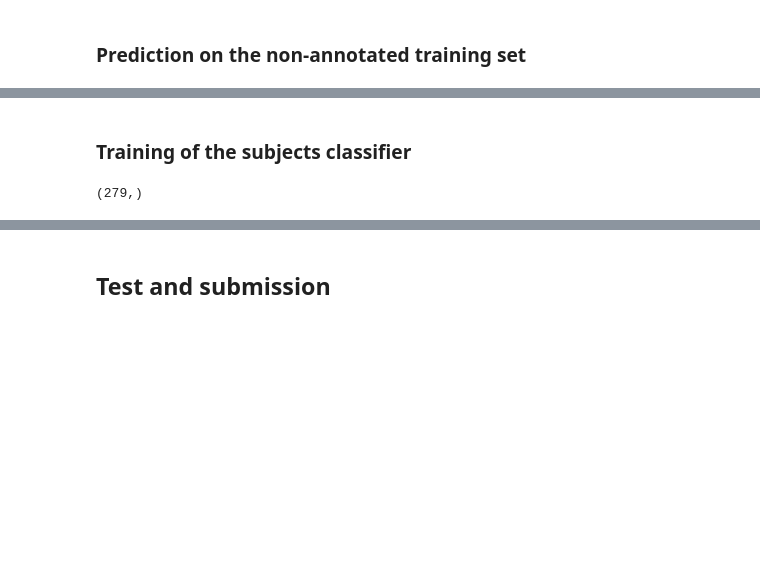
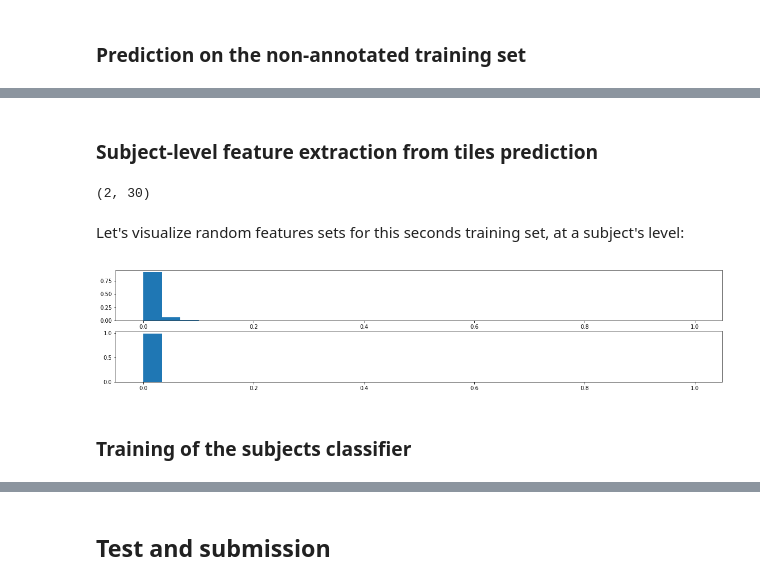
Before and after one commit to jguillon/owkin-challenge-data, a Jupyter notebook: notebooks/transfer_learning.ipynb, the cells around one changed output, grey strips where cells are left out. Cells and saved outputs as stored; diff of their text form; code cells hidden in the pictures; blank space fills up the shorter version.

```diff
--- a/notebooks/transfer_learning.ipynb
+++ b/notebooks/transfer_learning.ipynb
@@ -230,7 +236,8 @@ model.load_weights(BEST_MODEL_FILENAME)
 # %%
 from keras.applications.resnet50 import preprocess_input
+from owkin.io import load_training_images
 
-train_image_iterator, train_filenames_df, train_output = utils.load_training_images(
+train_image_iterator, train_filenames_df, train_output = load_training_images(
     data_dir=Path('data'),
     target_size=(HEIGHT,WIDTH),
     batch_size=BATCH_SIZE,
@@ -264,5 +255,5 @@ train_output.shape
 ### Prediction on the non-annotated training set
 # %%
 train_image_iterator.reset() # to be sure we're in line with the filenames in the DataFrame
-y_train_pred = model.predict_generator(train_image_iterator, steps=375, verbose=1) # len(train_image_iterator)
+y_train_pred = model.predict_generator(train_image_iterator, steps=len(train_image_iterator), verbose=1)
 # %% [output]
@@ -277,2 +273,46 @@ train_filenames_df['Target'].iloc[:len(y_train_pred)] = y_train_pred[:,1]
+# %% [markdown]
+### Subject-level feature extraction from tiles prediction
+# %%
+N_SUBJECTS_FEATURES = 30
+
+def project_as_histogram(x, bins=N_SUBJECTS_FEATURES):
+    """Project a probabilities vector to an histogram representation.
+
+    Args:
+        x: a vector of probabilities of length `n_tiles`
+        bins (int): size of the histogram output vector
+
+    Returns: the histogram vector of length `bins`, containing the proportion of
+        values
+
+    """
+    counts, _ = np.histogram(x, bins=bins, range=(0,1))
+    return counts / sum(counts)
+
+x_train_2 = train_filenames_df.groupby('ID').apply(lambda x: project_as_histogram(x['Target']))
+x_train_2 = np.vstack(x_train_2)
+
+y_train_2 = train_output['Target'].values
+# %%
+x_train_2.shape
+# %% [output]
+(2, 30)
+# %% [markdown]
+Let's visualize random features sets for this seconds training set, at a subject's level:
+# %%
+%matplotlib inline
+import matplotlib.pyplot as plt
+import seaborn as sns
+
+N_PLOTTED_SUBJECTS = 5
+step = 1/N_SUBJECTS_FEATURES
+x_plotted = np.arange(0+step/2,1,step=step)
+
+plt.figure(figsize=(20,2*N_PLOTTED_SUBJECTS))
+for i in range(min(N_PLOTTED_SUBJECTS,len(x_train_2))):
+    plt.subplot(N_PLOTTED_SUBJECTS,1,i+1)
+    plt.bar(x=x_plotted, height=x_train_2[i,:], width=step)
+# %% [output]
+[figure, added]
 # %% [markdown]
 ### Training of the subjects classifier
@@ -292,4 +318,0 @@ y_train_2 = train_output['Target'].values
-# %%
-y_train_2.shape
-# %% [output]
-(279,)
```
Also changed, not shown: parts of 10 cells of this notebook, 6 other files.
